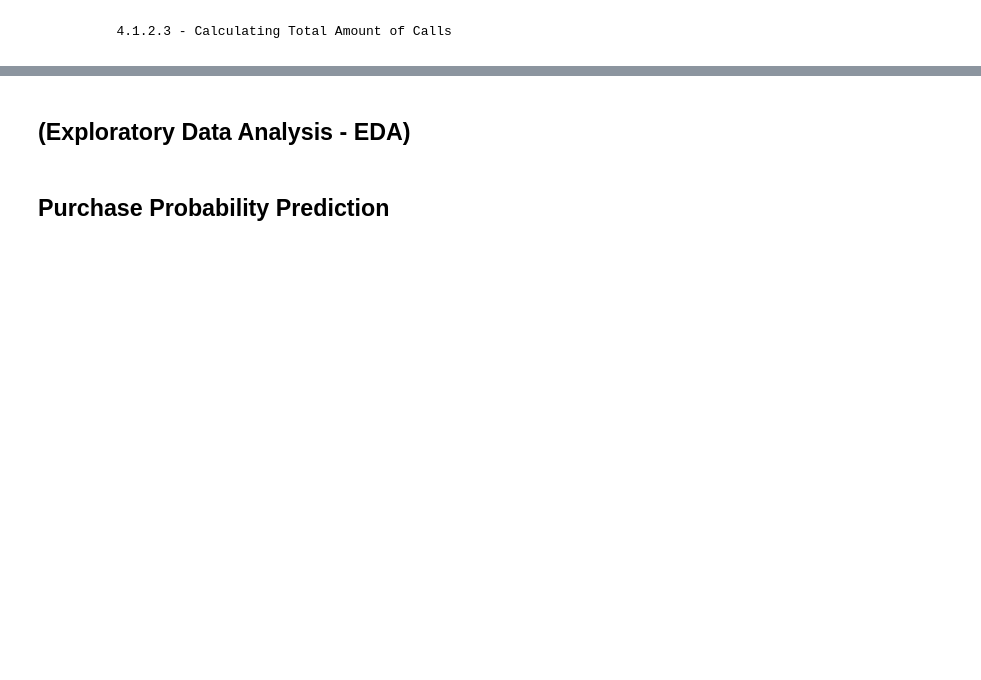
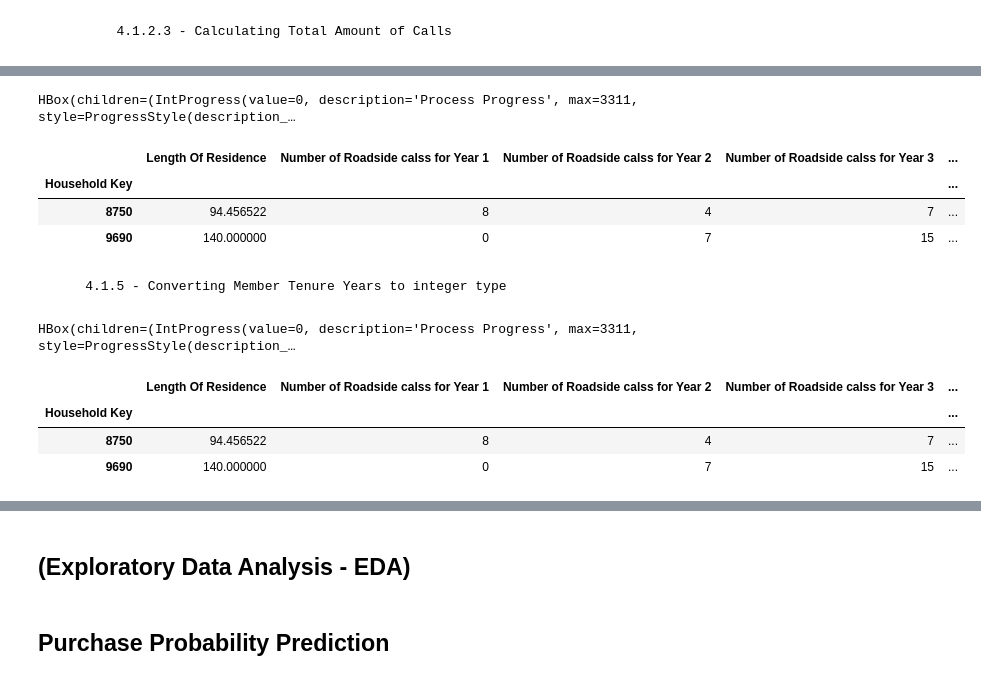
Before and after one commit to mllogeo/MLPGD_Capstone_Project, a Jupyter notebook: scripts/main.ipynb, the cells around one changed output, grey strips where cells are left out. Cells and saved outputs as stored; diff of their text form; code cells hidden in the pictures; blank space fills up the shorter version.

```diff
--- a/scripts/main.ipynb
+++ b/scripts/main.ipynb
@@ -534,0 +761,4 @@ checkpoint_2[sequence[0]].head(n=2)
+# %%
+column_name = 'Total Roadside Member Cost' # naming the new column
+
+checkpoint_2[sequence[0]][column_name] = new_column # appendding new column
@@ -534,0 +776,2 @@ checkpoint_2[sequence[0]].head(n=2)
+# %%
+checkpoint_2[sequence[0]].rename(columns={'Months from Join to Cancel' : 'Years to Cancelled Status'}, inplace=True) # renaming the column
@@ -534,0 +790,35 @@ checkpoint_2[sequence[0]].head(n=2)
+# %%
+mean_year = round(checkpoint_2[sequence[0]]['Years to Cancelled Status'].values[~np.isnan(checkpoint_2[sequence[0]]['Years to Cancelled Status'].values)].mean())
+for idx in tqdm_notebook(checkpoint_2[sequence[0]].index, desc='Process Progress'): # For each row
+
+        if np.isnan(checkpoint_2[sequence[0]]['Years to Cancelled Status'][idx]): # if the given Household Key does not have a null value for the given column
+
+            checkpoint_2[sequence[0]].at[idx, 'Years to Cancelled Status'] = mean_year
+
+checkpoint_2[sequence[0]]['Years to Cancelled Status'] = checkpoint_2[sequence[0]]['Years to Cancelled Status'].astype(int) # converting to iterger type
+# %% [output]
+HBox(children=(IntProgress(value=0, description='Process Progress', max=3311, style=ProgressStyle(description_…
+# %%
+checkpoint_2[sequence[0]].head(n=2)
+# %% [output]
+|  | Length Of Residence | Number of Roadside calss for Year 1 | Number of Roadside calss for Year 2 | Number of Roadside calss for Year 3 | ... |
+| Household Key |  |  |  |  | ... |
+| 8750 | 94.456522 | 8 | 4 | 7 | ... |
+| 9690 | 140.000000 | 0 | 7 | 15 | ... |
+# %% [markdown]
+        4.1.5 - Converting Member Tenure Years to integer type
+# %%
+for idx in tqdm_notebook(checkpoint_2[sequence[0]].index, desc='Process Progress'): # For each row
+
+    checkpoint_2[sequence[0]].at[idx, 'Member Tenure Years'] = round(checkpoint_2[sequence[0]]['Member Tenure Years'][idx])
+
+checkpoint_2[sequence[0]]['Member Tenure Years'] = checkpoint_2[sequence[0]]['Member Tenure Years'].astype(int) # converting to iterger type
+# %% [output]
+HBox(children=(IntProgress(value=0, description='Process Progress', max=3311, style=ProgressStyle(description_…
+# %%
+checkpoint_2[sequence[0]].head(n=2)
+# %% [output]
+|  | Length Of Residence | Number of Roadside calss for Year 1 | Number of Roadside calss for Year 2 | Number of Roadside calss for Year 3 | ... |
+| Household Key |  |  |  |  | ... |
+| 8750 | 94.456522 | 8 | 4 | 7 | ... |
+| 9690 | 140.000000 | 0 | 7 | 15 | ... |
```
Also changed, not shown: parts of 62 cells of this notebook.
